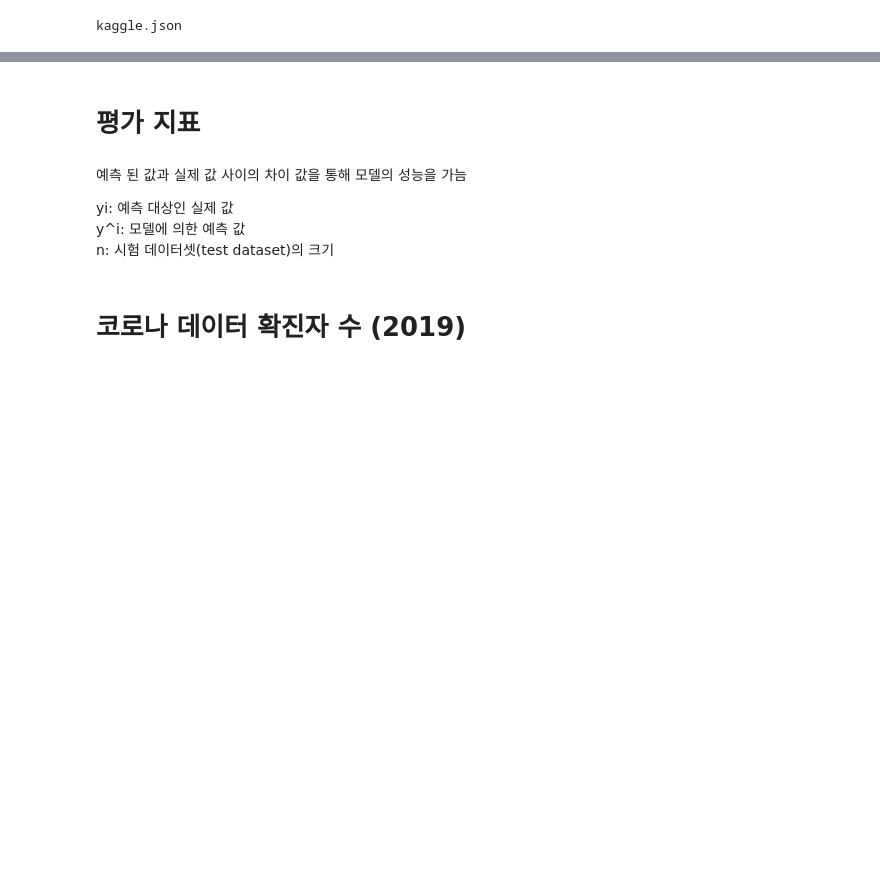
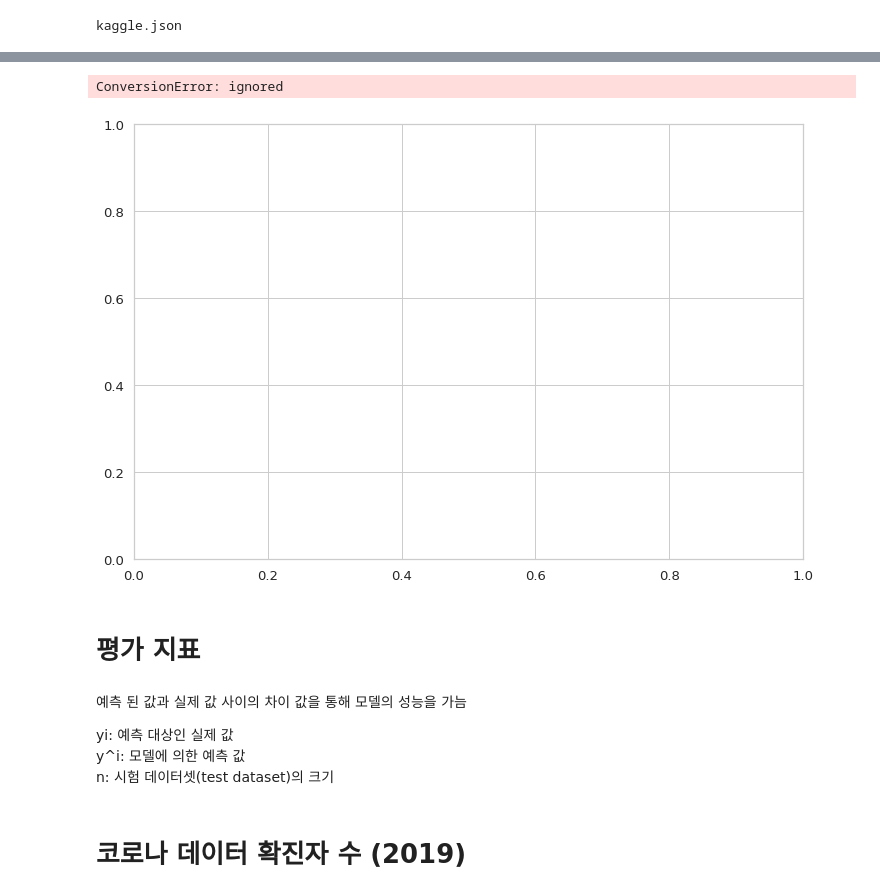
Before and after one commit to limhasic/TimeSeries_Anomaly_Detection, a Jupyter notebook: 강의자료_시계열.ipynb, the cells around one changed output, grey strips where cells are left out. Saved outputs shown, nothing was run; the diff lists cells and outputs as text; code cells hidden in the pictures; blank space fills up the shorter version.

```diff
--- a/강의자료_시계열.ipynb
+++ b/강의자료_시계열.ipynb
@@ -56,0 +65,5 @@ Downloading novel-corona-virus-2019-dataset.zip to /content
+# %%
+# 먼저, 데이터에 대해 살펴 본다면,
+
+import pandas as pd
+train_data  = pd.read_csv("/content/train.csv")
@@ -56,0 +167,4 @@ Downloading novel-corona-virus-2019-dataset.zip to /content
+# %%
+# Korea, South 에 대한 데이터 추출
+korea = train_data[train_data['Country/Region'] == "Korea, South"]
+korea
@@ -57,3 +185,16 @@ Downloading novel-corona-virus-2019-dataset.zip to /content
+# %%
+import matplotlib.pyplot as plt
+import seaborn as sns
+%matplotlib inline
+from pylab import rcParams
+rcParams['figure.figsize'] = 12, 8
+sns.set(style='whitegrid', palette='muted', font_scale=1.2)
+
+plt.plot(korea)
+plt.show()
+# %% [output]
+ConversionError: ignored
+[figure, added]
 # %% [markdown]
 # 평가 지표
 # %% [markdown]
```
Also changed, not shown: parts of 15 cells of this notebook.
